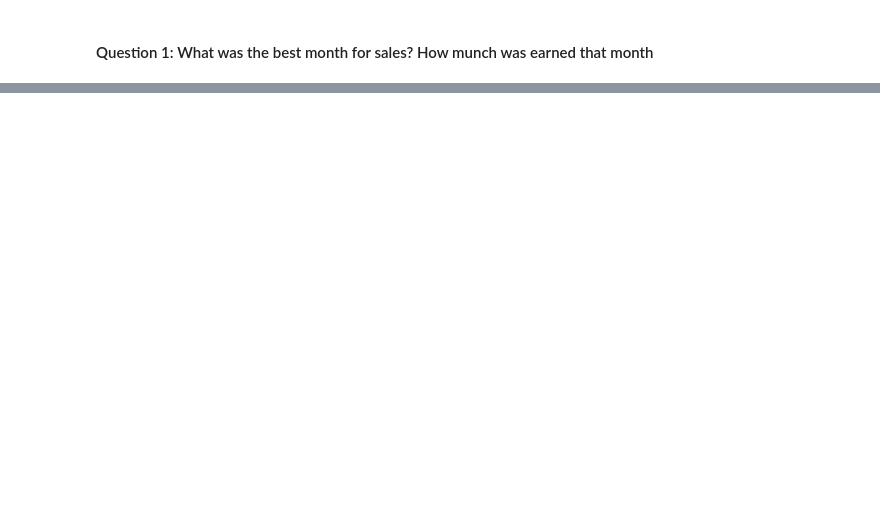
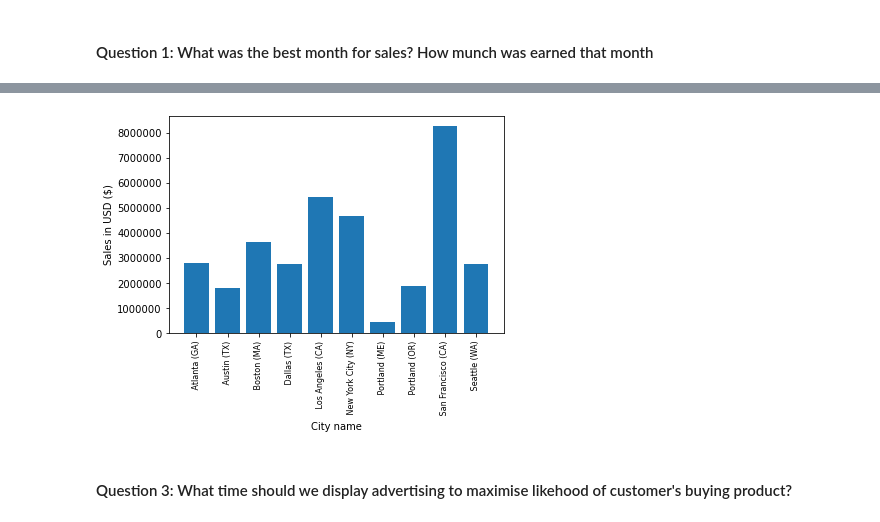
Before and after one commit to Carmeldj/Data_Analysis, a Jupyter notebook: Analysis.ipynb, the cells around one changed output, grey strips where cells are left out. Saved outputs shown, nothing was run; the diff lists cells and outputs as text; code cells hidden in the pictures; blank space fills up the shorter version.

```diff
--- a/Analysis.ipynb
+++ b/Analysis.ipynb
@@ -87,0 +104,4 @@ all_data.head()
+# %%
+all_data['City'] = all_data['Purchase Address'].apply(lambda x: f"{get_city(x)} ({get_state(x)})")
+#all_data['City'] = all_data['Purchase Address'].apply(lambda x: x.split(',')[1])
+all_data.head()
@@ -89,0 +134,3 @@ all_data.head()
+# %%
+results = all_data.groupby("City").sum()
+results
@@ -89,0 +150,13 @@ all_data.head()
+# %%
+cities = [city for city, df in all_data.groupby("City")]
+
+plt.bar(cities, results['Sales'])
+plt.xticks(cities, rotation = 'vertical', size = 8)
+plt.ylabel('Sales in USD ($)')
+plt.xlabel('City name')
+plt.ticklabel_format(style='plain', axis = 'y')
+#plt.show()
+# %% [output]
+[figure, added]
+# %% [markdown]
+#### Question 3: What time should we display advertising to maximise likehood of customer's buying product?
```
Also changed, not shown: parts of 19 cells of this notebook.
